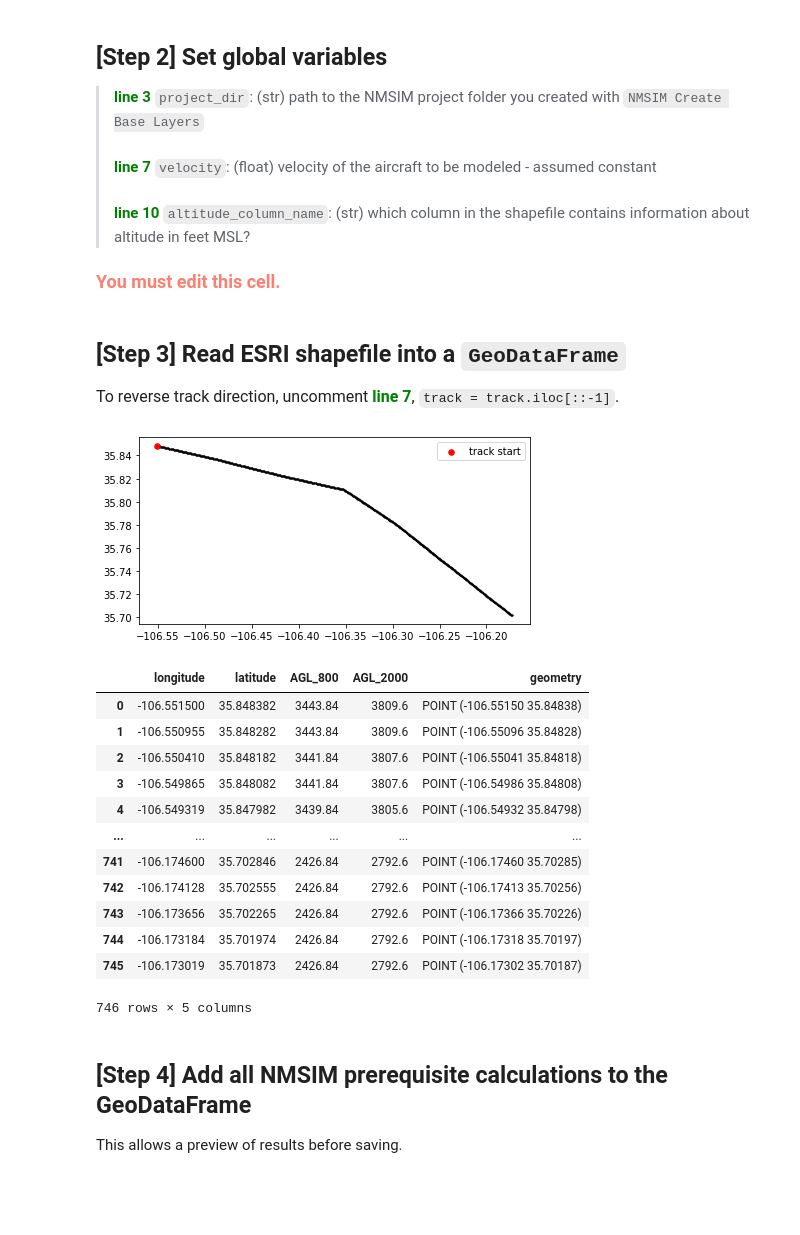
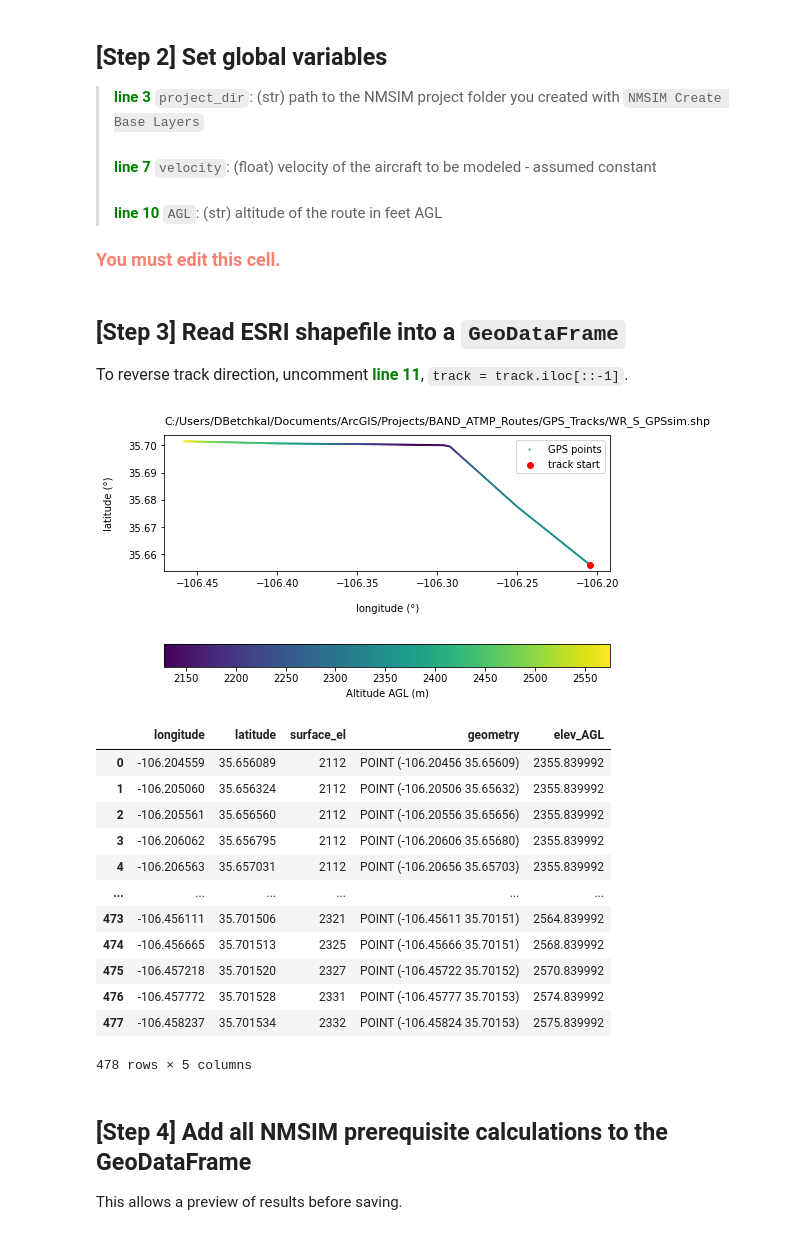
Before and after one commit to dbetchkal/NMSIM-Python, a Jupyter notebook: 2020 12 21 Convert ESRI shapefile (.shp) to NMSIM trajectory (.trj).ipynb, the cells around one changed output. Cells and saved outputs as stored; diff of their text form; code cells hidden in the pictures; blank space fills up the shorter version.

Commit message:
fix elevation conventions

```diff
--- a/2020 12 21 Convert ESRI shapefile (.shp) to NMSIM trajectory (.trj).ipynb
+++ b/2020 12 21 Convert ESRI shapefile (.shp) to NMSIM trajectory (.trj).ipynb
@@ -42,6 +42,7 @@ from PyQt5.QtWidgets import QFileDialog
 
 # other libraries
 import matplotlib.pyplot as plt
+from mpl_toolkits.axes_grid1 import make_axes_locatable
 import numpy as np
 import glob
 import os
@@ -54,7 +55,7 @@ def gui_fname(dir=None, guidance="Select data file..."):
 
     if dir is None: dir ='./'
     fname = QFileDialog.getOpenFileName(None, guidance,
-                dir, filter="All files (*);; SM Files (*.sm)")
+                dir, filter="Shape Files (*.shp)")
     return fname[0]
 
 def climb_angle(v):
@@ -92,7 +93,7 @@ def get_utm_zone(project_dir):
 
 ><font color="green">**line 3**</font> `project_dir`: (str) path to the NMSIM project folder you created with `NMSIM Create Base Layers` <br><br>
 ><font color="green">**line 7**</font> `velocity`: (float) velocity of the aircraft to be modeled - assumed constant <br><br>
-<font color="green">**line 10**</font> `altitude_column_name`: (str) which column in the shapefile contains information about altitude in feet MSL? <br>
+<font color="green">**line 10**</font> `AGL`: (str) altitude of the route in feet AGL<br>
 
 #### <font color=salmon size=4>You must edit this cell.</font>
 # %%
@@ -104,40 +105,61 @@ project_dir = r"C:\Users\DBetchkal\Desktop\NMSIM_2014_local\Data\BAND002"
 # aircraft velocity ...THIS CELL WILL UNDOUBTEDLY BE CHANGED...
 velocity = 74.7222 # m/s  (for a C-185)
 
-# which column in the shapefile contains information about altitude MSL?
-altitude_col = "AGL_800"
+# what is the altitude of the flight in feet Above Ground Level?
+AGL = 800 # ft
 # %% [markdown]
 ## [Step 3] Read ESRI shapefile into a `GeoDataFrame`
-<font size=3>To reverse track direction, uncomment <font color="green">**line 7**</font>, `track = track.iloc[::-1]`.</font>
+<font size=3>To reverse track direction, uncomment <font color="green">**line 11**</font>, `track = track.iloc[::-1]`.</font>
 # %%
 # use the file selector to find the ESRI shapefile you'd like to process (.shp)
 track_path = gui_fname(guidance="Select ESRI shapefile (.shp) of track...")
 
 # load the track, plot it for confirmation, and print the attribute table
-fig, ax = plt.subplots(1, 1, figsize=(7, 7))
+fig, ax = plt.subplots(1, 1, figsize=(8, 9))
 track = gpd.read_file(track_path)
+
+# add a series with the altitude AGL (but keep it in meters for computation's sake)
+track["elev_AGL"] = track["surface_el"] + (AGL/3.28084)
+
 # track = track.iloc[::-1] # to reverse track direction, uncomment
-track.plot(markersize=1, color="black", ax=ax)
-track.head(1).plot(markersize=30, color="red", ax=ax, zorder=5, label="track start")
+
+# plot the points colored by elevation (scaled relative to the current track)
+track.plot(column="elev_AGL", markersize=1,
+           ax=ax, label="GPS points", cmap="viridis",
+           legend=True,
+           legend_kwds={'label': "Altitude AGL (m)",
+                         'orientation': "horizontal"})
+
+# plot the start of the track as a large red point
+track.head(1).plot(markersize=35, color="red", ax=ax,
+                   zorder=5, label="track start")
+
+# the default aspect tends to stretch everything horizontally... adjust
+ax.set_aspect(1.7)
+
+# label the plot
+plt.title(track_path, loc="left", fontsize=11, y=1.04)
+plt.xlabel("longitude (°)", labelpad=15)
+plt.ylabel("latitude (°)", labelpad=15)
 plt.legend()
 plt.show()
 
 track
 # %% [output]
-[figure, old version]
+[figure, new version]
-|  | longitude | latitude | AGL_800 | AGL_2000 | geometry |
-| 0 | -106.551500 | 35.848382 | 3443.84 | 3809.6 | POINT (-106.55150 35.84838) |
-| 1 | -106.550955 | 35.848282 | 3443.84 | 3809.6 | POINT (-106.55096 35.84828) |
-| 2 | -106.550410 | 35.848182 | 3441.84 | 3807.6 | POINT (-106.55041 35.84818) |
-| 3 | -106.549865 | 35.848082 | 3441.84 | 3807.6 | POINT (-106.54986 35.84808) |
-| 4 | -106.549319 | 35.847982 | 3439.84 | 3805.6 | POINT (-106.54932 35.84798) |
+|  | longitude | latitude | surface_el | geometry | elev_AGL |
+| 0 | -106.204559 | 35.656089 | 2112 | POINT (-106.20456 35.65609) | 2355.839992 |
+| 1 | -106.205060 | 35.656324 | 2112 | POINT (-106.20506 35.65632) | 2355.839992 |
+| 2 | -106.205561 | 35.656560 | 2112 | POINT (-106.20556 35.65656) | 2355.839992 |
+| 3 | -106.206062 | 35.656795 | 2112 | POINT (-106.20606 35.65680) | 2355.839992 |
+| 4 | -106.206563 | 35.657031 | 2112 | POINT (-106.20656 35.65703) | 2355.839992 |
 | ... | ... | ... | ... | ... | ... |
-| 741 | -106.174600 | 35.702846 | 2426.84 | 2792.6 | POINT (-106.17460 35.70285) |
-| 742 | -106.174128 | 35.702555 | 2426.84 | 2792.6 | POINT (-106.17413 35.70256) |
-| 743 | -106.173656 | 35.702265 | 2426.84 | 2792.6 | POINT (-106.17366 35.70226) |
-| 744 | -106.173184 | 35.701974 | 2426.84 | 2792.6 | POINT (-106.17318 35.70197) |
-| 745 | -106.173019 | 35.701873 | 2426.84 | 2792.6 | POINT (-106.17302 35.70187) |
+| 473 | -106.456111 | 35.701506 | 2321 | POINT (-106.45611 35.70151) | 2564.839992 |
+| 474 | -106.456665 | 35.701513 | 2325 | POINT (-106.45666 35.70151) | 2568.839992 |
+| 475 | -106.457218 | 35.701520 | 2327 | POINT (-106.45722 35.70152) | 2570.839992 |
+| 476 | -106.457772 | 35.701528 | 2331 | POINT (-106.45777 35.70153) | 2574.839992 |
+| 477 | -106.458237 | 35.701534 | 2332 | POINT (-106.45824 35.70153) | 2575.839992 |
-746 rows × 5 columns
+478 rows × 5 columns
 # %% [markdown]
 ## [Step 4] Add all NMSIM prerequisite calculations to the GeoDataFrame
 This allows a preview of results before saving.
```
Also changed, not shown: parts of 6 cells of this notebook.
